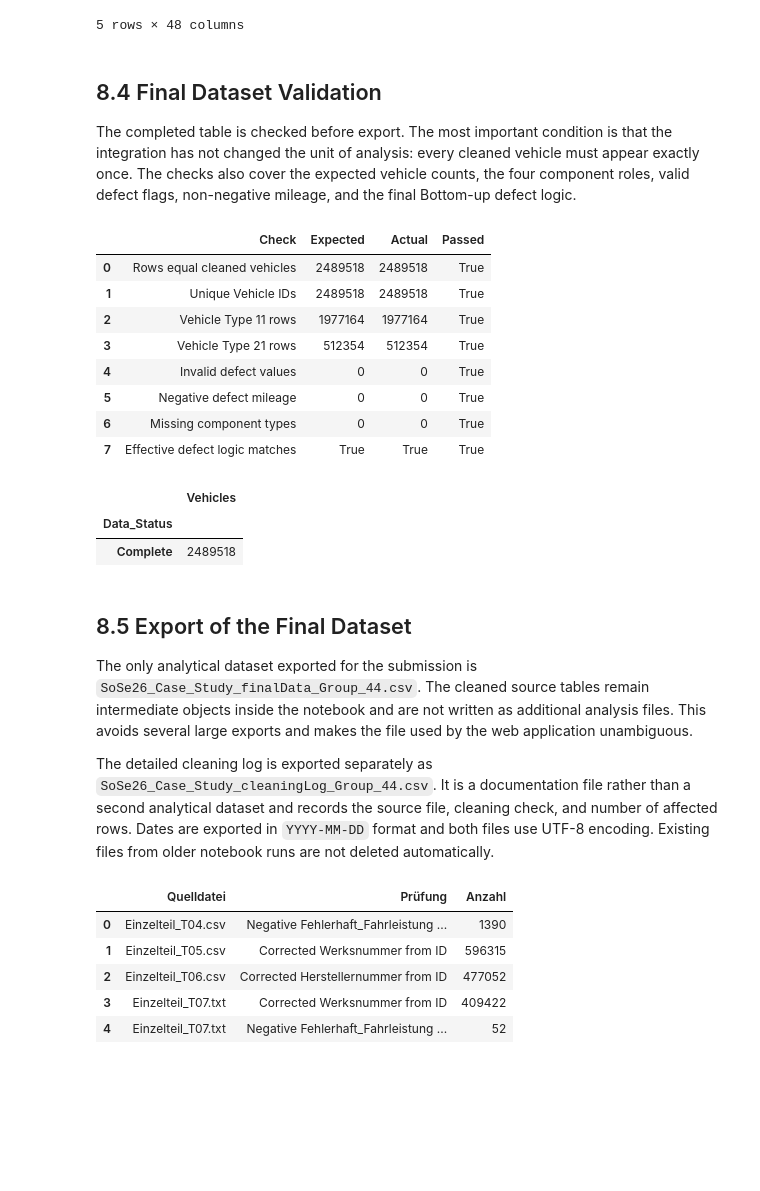
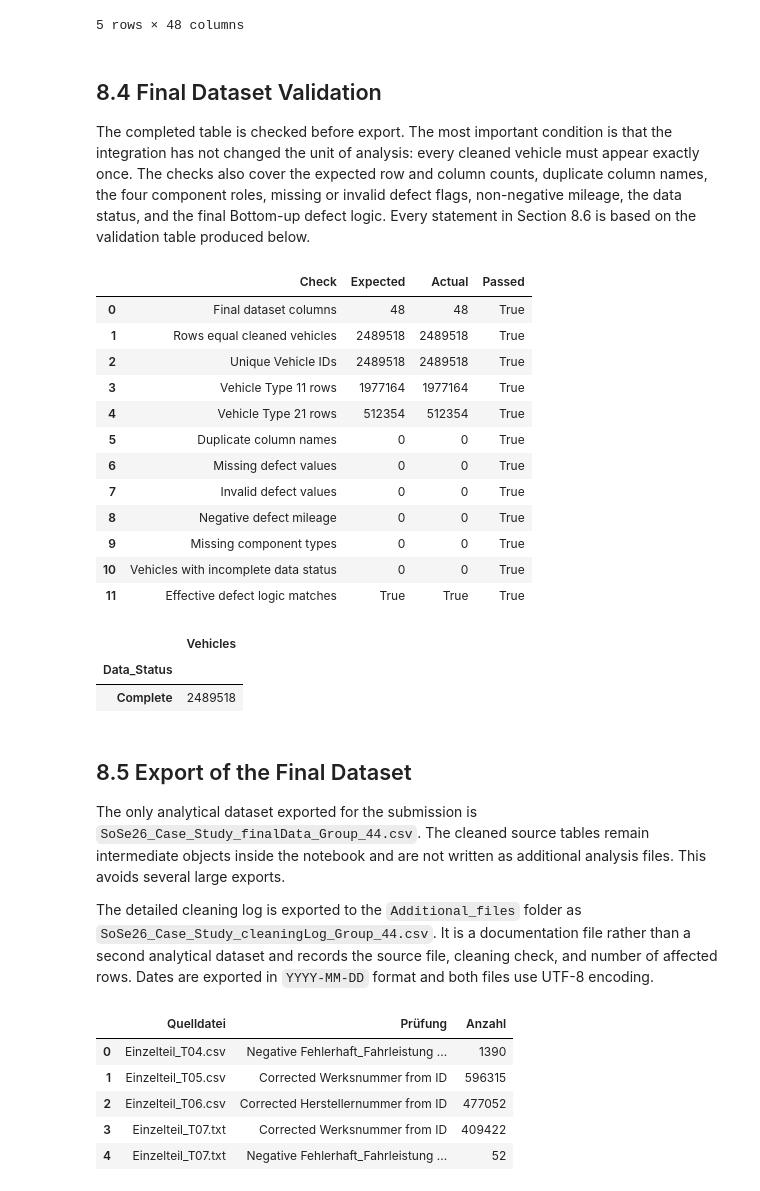
Before and after one commit to Patrick-RG/SoSe26_Case_Study_Group_44, a Jupyter notebook: SoSe26_Case_Study_Group_44.ipynb, the cells around one changed output. Cells and saved outputs as stored; diff of their text form; code cells hidden in the pictures; blank space fills up the shorter version.

Commit message:
final version of case study notebook

```diff
--- a/SoSe26_Case_Study_Group_44.ipynb
+++ b/SoSe26_Case_Study_Group_44.ipynb
@@ -271,7 +279,7 @@ All paths start from the current project folder.
 The helper function `check_paths` is reused for every file group below. It shows whether a listed path exists without opening the file.
 # %%
 PROJECT_ROOT = Path.cwd().resolve()
-DATA_DIRECTORY = PROJECT_ROOT / "data"
+DATA_DIRECTORY = PROJECT_ROOT / "Data"
 
 VEHICLE_DIRECTORY = DATA_DIRECTORY / "Fahrzeug"
 COMPONENT_DIRECTORY = DATA_DIRECTORY / "Komponente"
@@ -3230,7 +3278,7 @@ display(final_vehicle_data.head())
 # %% [markdown]
 ## 8.4 Final Dataset Validation
 
-The completed table is checked before export. The most important condition is that the integration has not changed the unit of analysis: every cleaned vehicle must appear exactly once. The checks also cover the expected vehicle counts, the four component roles, valid defect flags, non-negative mileage, and the final Bottom-up defect logic.
+The completed table is checked before export. The most important condition is that the integration has not changed the unit of analysis: every cleaned vehicle must appear exactly once. The checks also cover the expected row and column counts, duplicate column names, the four component roles, missing or invalid defect flags, non-negative mileage, the data status, and the final Bottom-up defect logic. Every statement in Section 8.6 is based on the validation table produced below.
 # %%
 expected_vehicle_counts = {
     "Type 11": 1_977_164,
@@ -3241,6 +3289,12 @@ actual_vehicle_counts = final_vehicle_data.groupby("Vehicle_Type").size().to_dic
 defect_columns = [
     column for column in final_vehicle_data.columns if column.endswith("_Defect")
 ]
+duplicate_columns = final_vehicle_data.columns[
+    final_vehicle_data.columns.duplicated()
+].tolist()
+missing_defect_values = int(
+    final_vehicle_data[defect_columns].isna().sum().sum()
+)
 invalid_defect_values = int(
     sum(
         (
@@ -3262,6 +3316,11 @@ effective_logic_matches = recalculated_effective_defect.equals(
 final_validation = pd.DataFrame(
     [
         {
+            "Check": "Final dataset columns",
+            "Expected": 48,
+            "Actual": final_vehicle_data.shape[1],
+        },
+        {
             "Check": "Rows equal cleaned vehicles",
             "Expected": clean_vehicle_row_count,
             "Actual": len(final_vehicle_data),
@@ -3282,6 +3341,16 @@ final_validation = pd.DataFrame(
             "Actual": actual_vehicle_counts.get("Type 21", 0),
         },
         {
+            "Check": "Duplicate column names",
+            "Expected": 0,
+            "Actual": len(duplicate_columns),
+        },
+        {
+            "Check": "Missing defect values",
+            "Expected": 0,
+            "Actual": missing_defect_values,
+        },
+        {
             "Check": "Invalid defect values",
             "Expected": 0,
             "Actual": invalid_defect_values,
@@ -3291,49 +3360,59 @@ final_validation = pd.DataFrame(
             "Expected": 0,
             "Actual": int((final_vehicle_data["Vehicle_Defect_Mileage"] < 0).sum()),
         },
         {
             "Check": "Missing component types",
             "Expected": 0,
             "Actual": int(
                 final_vehicle_data[[f"{p}_Type" for p in role_prefixes]]
                 .isna().sum().sum()
             ),
         },
         {
+            "Check": "Vehicles with incomplete data status",
+            "Expected": 0,
+            "Actual": int(final_vehicle_data["Data_Status"].ne("Complete").sum()),
+        },
+        {
             "Check": "Effective defect logic matches",
             "Expected": True,
             "Actual": effective_logic_matches,
         },
     ]
 )
 final_validation["Passed"] = final_validation["Expected"] == final_validation["Actual"]
 
 assert actual_vehicle_counts == expected_vehicle_counts
 assert not final_vehicle_data["Vehicle_ID"].duplicated().any()
+assert not duplicate_columns
 assert final_validation["Passed"].all()
 assert not any("Component_ID" in column for column in final_vehicle_data.columns)
 assert not any("Part_ID" in column for column in final_vehicle_data.columns)
 
 display(final_validation)
 display(final_vehicle_data["Data_Status"].value_counts(dropna=False).to_frame("Vehicles"))
 # %% [output]
 |  | Check | Expected | Actual | Passed |
-| 0 | Rows equal cleaned vehicles | 2489518 | 2489518 | True |
-| 1 | Unique Vehicle IDs | 2489518 | 2489518 | True |
-| 2 | Vehicle Type 11 rows | 1977164 | 1977164 | True |
-| 3 | Vehicle Type 21 rows | 512354 | 512354 | True |
-| 4 | Invalid defect values | 0 | 0 | True |
-| 5 | Negative defect mileage | 0 | 0 | True |
-| 6 | Missing component types | 0 | 0 | True |
-| 7 | Effective defect logic matches | True | True | True |
+| 0 | Final dataset columns | 48 | 48 | True |
+| 1 | Rows equal cleaned vehicles | 2489518 | 2489518 | True |
+| 2 | Unique Vehicle IDs | 2489518 | 2489518 | True |
+| 3 | Vehicle Type 11 rows | 1977164 | 1977164 | True |
+| 4 | Vehicle Type 21 rows | 512354 | 512354 | True |
+| 5 | Duplicate column names | 0 | 0 | True |
+| 6 | Missing defect values | 0 | 0 | True |
+| 7 | Invalid defect values | 0 | 0 | True |
+| 8 | Negative defect mileage | 0 | 0 | True |
+| 9 | Missing component types | 0 | 0 | True |
+| 10 | Vehicles with incomplete data status | 0 | 0 | True |
+| 11 | Effective defect logic matches | True | True | True |
 |  | Vehicles |
 | Data_Status |  |
 | Complete | 2489518 |
 # %% [markdown]
 ## 8.5 Export of the Final Dataset
 
-The only analytical dataset exported for the submission is `SoSe26_Case_Study_finalData_Group_44.csv`. The cleaned source tables remain intermediate objects inside the notebook and are not written as additional analysis files. This avoids several large exports and makes the file used by the web application unambiguous.
+The only analytical dataset exported for the submission is `SoSe26_Case_Study_finalData_Group_44.csv`. The cleaned source tables remain intermediate objects inside the notebook and are not written as additional analysis files. This avoids several large exports.
 
-The detailed cleaning log is exported separately as `SoSe26_Case_Study_cleaningLog_Group_44.csv`. It is a documentation file rather than a second analytical dataset and records the source file, cleaning check, and number of affected rows. Dates are exported in `YYYY-MM-DD` format and both files use UTF-8 encoding. Existing files from older notebook runs are not deleted automatically.
+The detailed cleaning log is exported to the `Additional_files` folder as `SoSe26_Case_Study_cleaningLog_Group_44.csv`. It is a documentation file rather than a second analytical dataset and records the source file, cleaning check, and number of affected rows. Dates are exported in `YYYY-MM-DD` format and both files use UTF-8 encoding.
 # %%
 FINAL_DATA_PATH = PROJECT_ROOT / "SoSe26_Case_Study_finalData_Group_44.csv"
```
Also changed, not shown: parts of 51 cells of this notebook.
